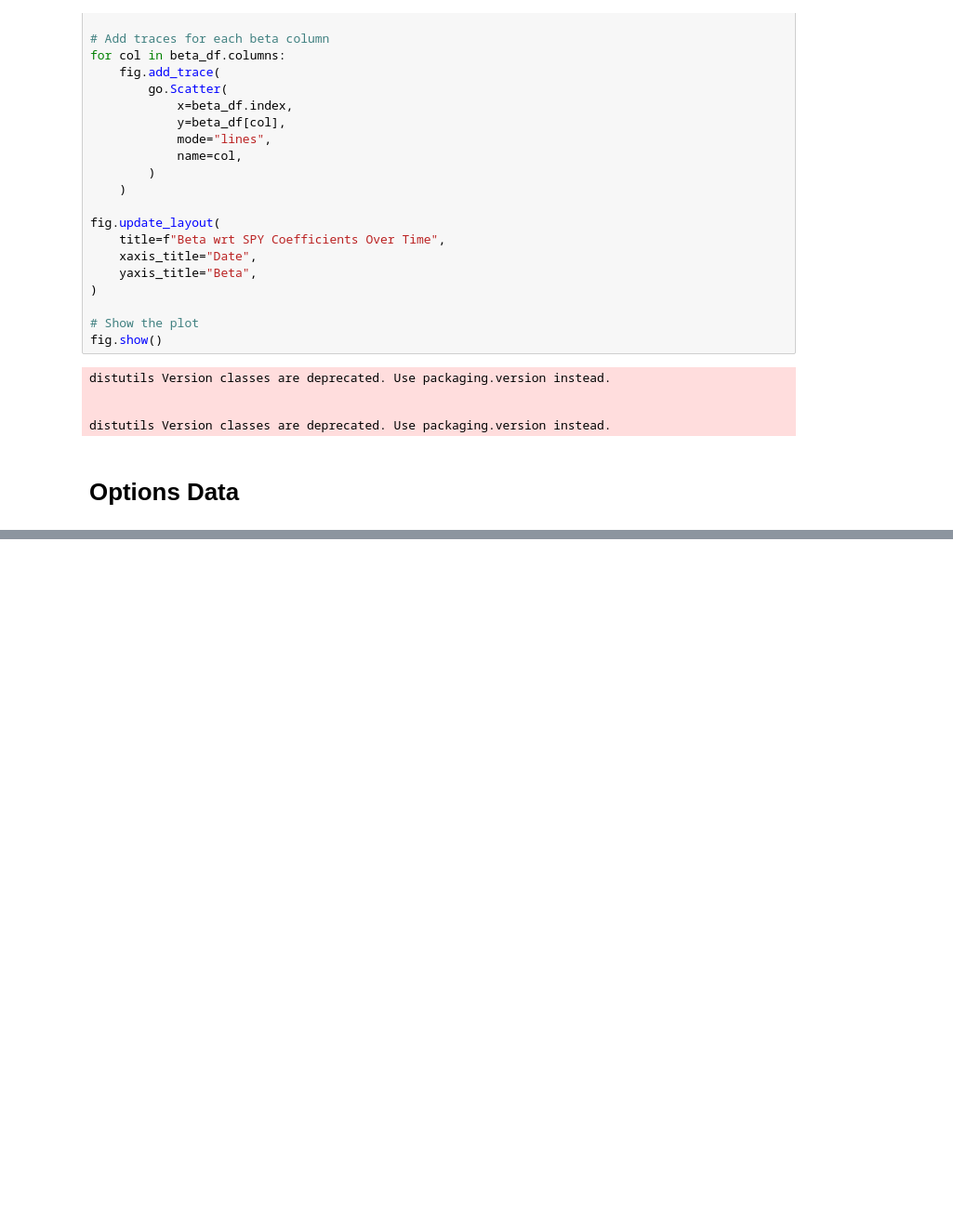
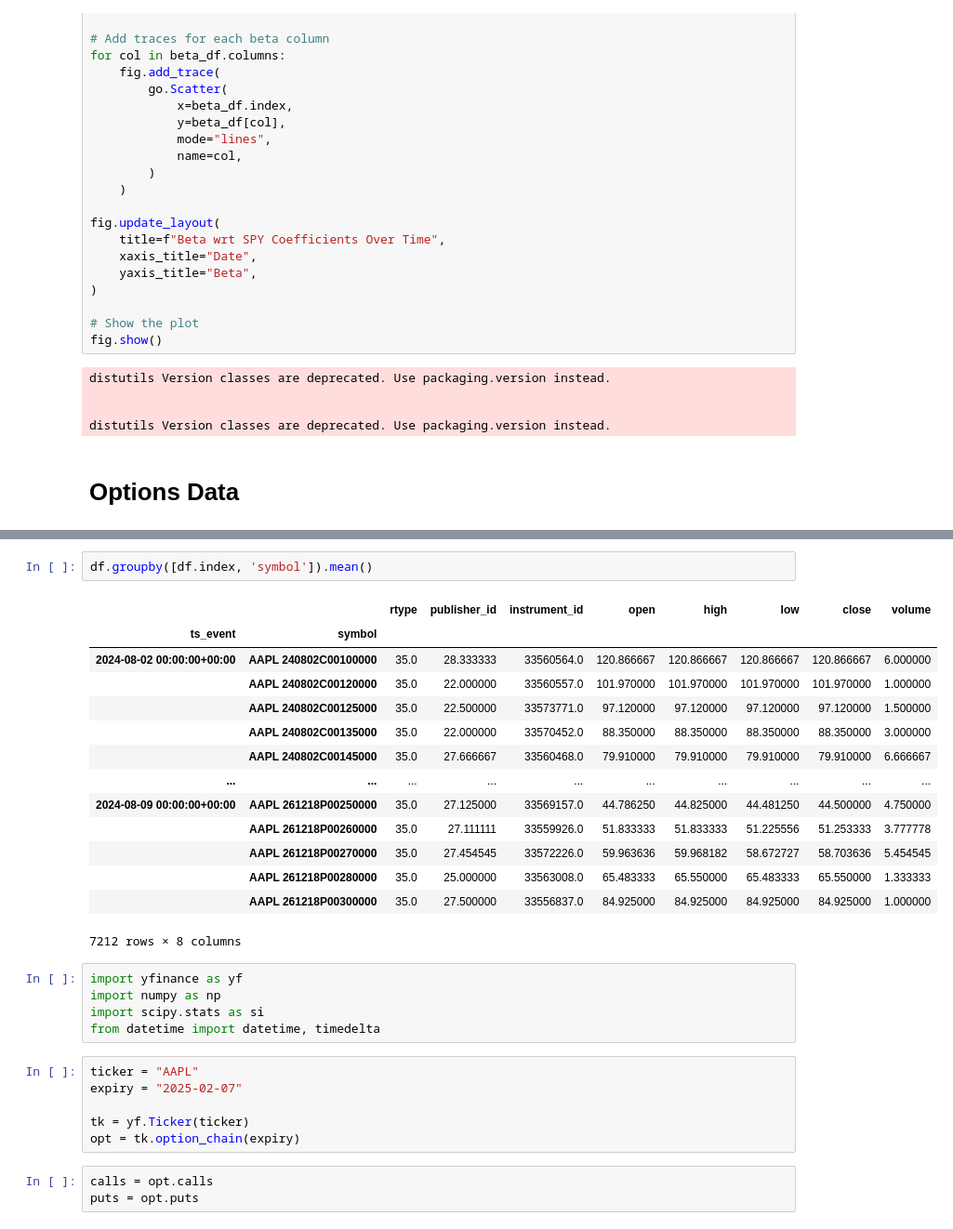
Before and after one commit to the-salty-austin/2025-iaqf-mafn, a Jupyter notebook: austin/download.ipynb, the cells around one changed output, grey strips where cells are left out. Shown at 93% size. Saved outputs shown, nothing was run; the diff lists cells and outputs as text; blank space fills up the shorter version.

```diff
--- a/austin/download.ipynb
+++ b/austin/download.ipynb
@@ -532,0 +645,31 @@ distutils Version classes are deprecated. Use packaging.version instead.
+# %%
+df.groupby([df.index, 'symbol']).mean()
+# %% [output]
+|  |  | rtype | publisher_id | instrument_id | open | high | low | close | volume |
+| ts_event | symbol |  |  |  |  |  |  |  |  |
+| 2024-08-02 00:00:00+00:00 | AAPL 240802C00100000 | 35.0 | 28.333333 | 33560564.0 | 120.866667 | 120.866667 | 120.866667 | 120.866667 | 6.000000 |
+|  | AAPL 240802C00120000 | 35.0 | 22.000000 | 33560557.0 | 101.970000 | 101.970000 | 101.970000 | 101.970000 | 1.000000 |
+|  | AAPL 240802C00125000 | 35.0 | 22.500000 | 33573771.0 | 97.120000 | 97.120000 | 97.120000 | 97.120000 | 1.500000 |
+|  | AAPL 240802C00135000 | 35.0 | 22.000000 | 33570452.0 | 88.350000 | 88.350000 | 88.350000 | 88.350000 | 3.000000 |
+|  | AAPL 240802C00145000 | 35.0 | 27.666667 | 33560468.0 | 79.910000 | 79.910000 | 79.910000 | 79.910000 | 6.666667 |
+| ... | ... | ... | ... | ... | ... | ... | ... | ... | ... |
+| 2024-08-09 00:00:00+00:00 | AAPL 261218P00250000 | 35.0 | 27.125000 | 33569157.0 | 44.786250 | 44.825000 | 44.481250 | 44.500000 | 4.750000 |
+|  | AAPL 261218P00260000 | 35.0 | 27.111111 | 33559926.0 | 51.833333 | 51.833333 | 51.225556 | 51.253333 | 3.777778 |
+|  | AAPL 261218P00270000 | 35.0 | 27.454545 | 33572226.0 | 59.963636 | 59.968182 | 58.672727 | 58.703636 | 5.454545 |
+|  | AAPL 261218P00280000 | 35.0 | 25.000000 | 33563008.0 | 65.483333 | 65.550000 | 65.483333 | 65.550000 | 1.333333 |
+|  | AAPL 261218P00300000 | 35.0 | 27.500000 | 33556837.0 | 84.925000 | 84.925000 | 84.925000 | 84.925000 | 1.000000 |
+7212 rows × 8 columns
+# %%
+import yfinance as yf
+import numpy as np
+import scipy.stats as si
+from datetime import datetime, timedelta
+# %%
+ticker = "AAPL"
+expiry = "2025-02-07"
+
+tk = yf.Ticker(ticker)
+opt = tk.option_chain(expiry)
+# %%
+calls = opt.calls
+puts = opt.puts
```
Also changed, not shown: parts of 17 cells of this notebook, 2 other files.
